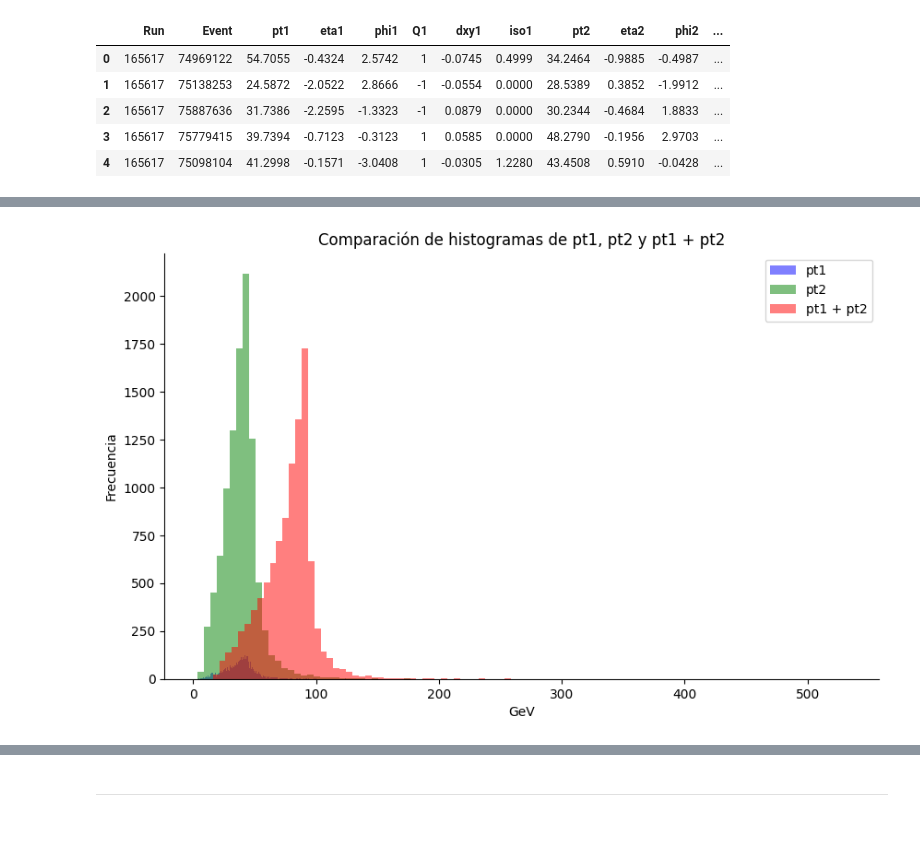
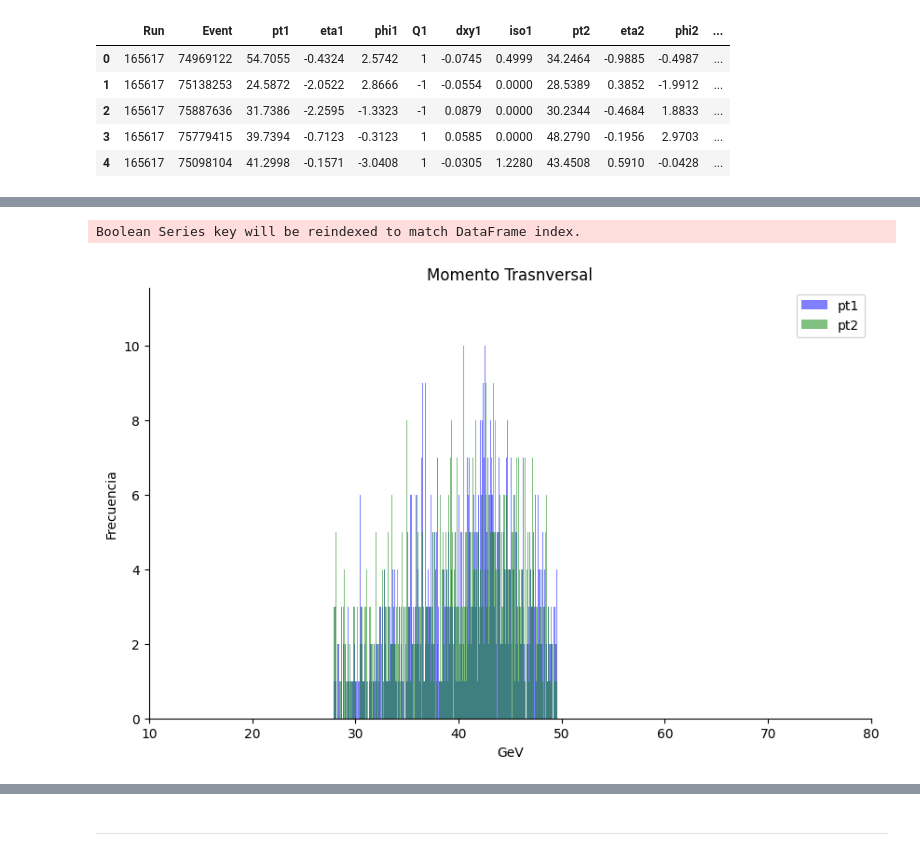
Before and after one commit to ProgramasParaFisicaDeParticulas/lecturadecvsopendatacvsfiles-Jorge-1501, a Jupyter notebook: LeyendoCSVDelOpendataDelCMS.ipynb, the cells around one changed output, grey strips where cells are left out. Drawn from its saved outputs; the diff is of its cells as text; code cells hidden in the pictures; blank space fills up the shorter version.

```diff
--- a/LeyendoCSVDelOpendataDelCMS.ipynb
+++ b/LeyendoCSVDelOpendataDelCMS.ipynb
@@ -183,0 +228,3 @@ plt.gca().spines[['top', 'right',]].set_visible(False)
+# %%
+#Filtración del DataFrame para que solo queden las filas donde "Carga neta" es igual a 0
+particles_filtrado = particles[particles['Carga neta'] == 0]
@@ -183,0 +317,3 @@ plt.gca().spines[['top', 'right',]].set_visible(False)
+# %%
+particles_filtrado_dxy = particles_filtrado[(particles['dxy1'].between(-0.05, 0.05)) &
+                               (particles['dxy2'].between(-0.05, 0.05))]
@@ -183,0 +425,3 @@ plt.gca().spines[['top', 'right',]].set_visible(False)
+# %%
+#Filtración del DataFrame para que solo queden las filas donde "Carga neta" es igual a 0
+particles_filtrado_iso = particles_filtrado_dxy[(particles_filtrado_dxy['iso1'] == 0) & (particles_filtrado_dxy['iso2'] == 0)]
@@ -199,21 +531,31 @@ particles['pt1 - pt2'] = particles['pt1'] - particles['pt2']
+# %%
+#Filtración del DataFrame para que solo queden las filas donde en momento esté entre 27 y 50 GeV
+maxM = np.mean(particles_filtrado_iso['pt1']) + np.std(particles_filtrado_iso['pt1'])
+minM = np.mean(particles_filtrado_iso['pt1']) - np.std(particles_filtrado_iso['pt1'])
+
+particles_filtrado_MT = particles_filtrado_iso[(particles_filtrado_iso['pt1'] < maxM) & (particles_filtrado_iso['pt1'] > minM)]
+particles_filtrado_MT = particles_filtrado_MT[(particles_filtrado_iso['pt2'] < maxM) & (particles_filtrado_iso['pt2'] > minM)]
+# %% [output]
+Boolean Series key will be reindexed to match DataFrame index.
 # %%
 # Creación de una figura y ejes para los histogramas
 fig, ax = plt.subplots(figsize=(10, 6))
 
 # Gráfica los histogramas
-ax.hist(particles['pt1'], bins=1000, alpha=0.5, label='pt1', color="Blue")
-ax.hist(particles['pt2'], bins=100, alpha=0.5, label='pt2', color="Green")
-ax.hist(particles['pt1 + pt2'], bins=100, alpha=0.5, label='pt1 + pt2', color="Red")
+ax.hist(particles_filtrado_MT['pt1'], bins=300, alpha=0.5, label='pt1', color="Blue")
+ax.hist(particles_filtrado_MT['pt2'], bins=300, alpha=0.5, label='pt2', color="Green")
 plt.gca().spines[['top', 'right',]].set_visible(False)
 
 # Título y etiquetas
-ax.set_title('Comparación de histogramas de pt1, pt2 y pt1 + pt2')
+ax.set_title('Momento Trasnversal')
 ax.set_xlabel('GeV')
 ax.set_ylabel('Frecuencia')
+
+plt.xlim(10,80)
 
 ax.legend()
 
 # Mostrar la gráfica
 plt.show()
 # %% [output]
-[figure, old version]
+[figure, new version]
```
Also changed, not shown: parts of 59 cells of this notebook.
